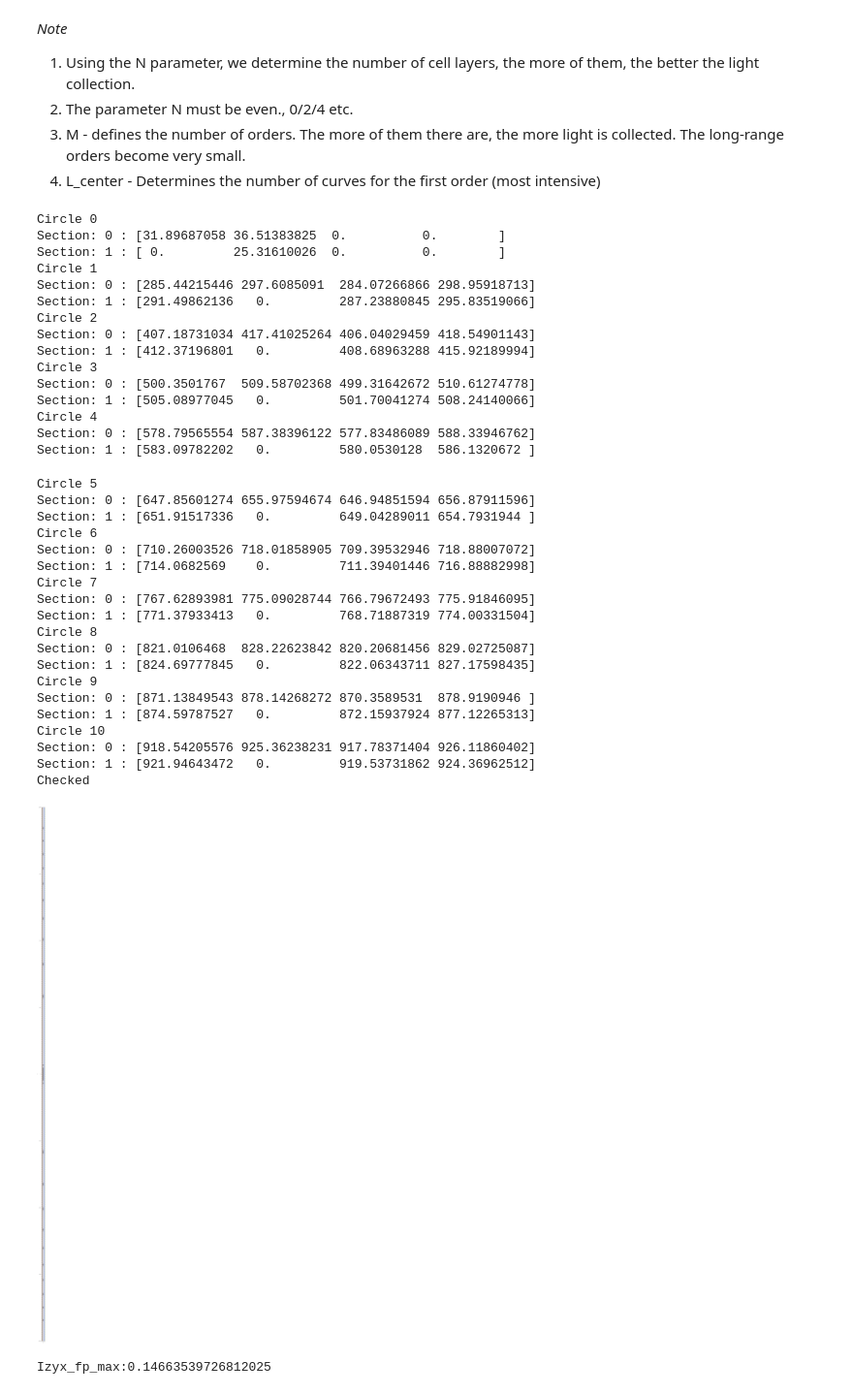
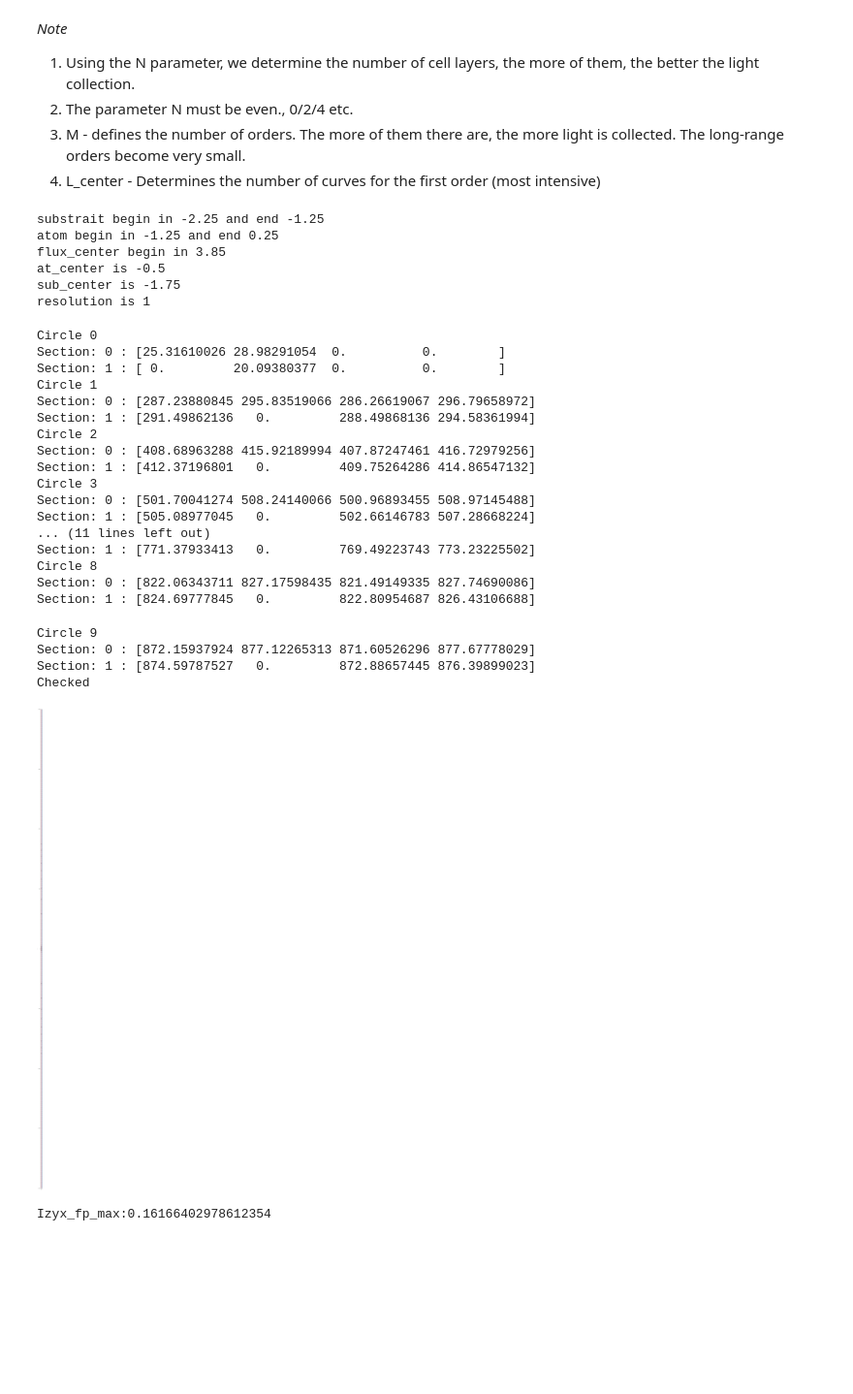
Before and after one commit to MasSciencer/meta-neural-sci, a Jupyter notebook: catenary curve/CC_from_geometry_to_psf.ipynb, the cells around one changed output. Shown at 97% size. Cells and saved outputs as stored; diff of their text form; code cells hidden in the pictures; blank space fills up the shorter version.

```diff
--- a/catenary curve/CC_from_geometry_to_psf.ipynb
+++ b/catenary curve/CC_from_geometry_to_psf.ipynb
@@ -27,7 +27,7 @@ progress_bar = tqdm(total=total)  # Инициализация прогресс-
 # Simulation parameters for MEEP
 increase_resolution = 3 # by default, that should be 1. This parameter multiply min_resolution
 X_cell_size = conf.cell_X # Width of simulation doesn't affect on lense.
-Y_cell_size = 2*1e3 # Aperture is 2 mm
+Y_cell_size = 4*1e3 # Aperture is 2 mm
 cell = mp.Vector3(X_cell_size, Y_cell_size, 0)  # размер области симуляции
 pml_layers = [mp.PML(thickness=conf.pml, direction=mp.X, side=mp.ALL)]
 angle = 0 # in degrees
@@ -40,15 +40,15 @@ sources = sources_obj.get_sources()
 
 # All parameters related to the definition of geometry
 D_spot = Y_cell_size # actual size in micrometers equal D of lens
-M = 11 # the number of radial layers.
-N_large_0order = 2
+M = 10 # the number of radial layers.
+N_large_0order = 4
 N = 2 # N must be even., 0 - 2 - 4 - 6 - 8 - 10
 LIMIT_PRODUCT = 0.1 # Limitation 200 nm. Geometry can't be larger this size.
 
 k = 2 * np.pi / conf.inc_wavelength # wave number
 f = 10*1e3 # focal length 50 mm
 Q = 300 # curve detailing. It has almost no effect on the result
-w = 0.2 # 100 nm. The width of the gap between the curves
+w = 0.1 # 100 nm. The width of the gap between the curves
 
 # Precompute radii
 rt = np.sqrt(4 * f * (-np.pi / 2 + np.arange(1, M+1) * np.pi) / k)
@@ -483,65 +483,58 @@ def calculate_Strehl (D_spot, I_simualed):
     k = 2 * np.pi / test_wavelength
     I_Airy = 4 * (j1(k * r) / (k * r)) ** 2
     I_Airy[np.isnan(I_Airy)] = 1  # Исправляем деление на 0
     I_Airy /= np.sum(I_Airy) # Нормируем
 
     # Интенсивность мета-линзы
     I_simualed /=np.sum(I_simualed)
 
     # Calculation
     I_max = np.max(I_Airy)
     I_0 = np.max(I_simualed)
     Strehl_ratio = I_0/I_max
 
     return Strehl_ratio
 
 result = 0
 
 for i in range (conf.inc_nfreq):
     print(f"Wavelength {frequents_array[i]} microns. Strehl_ratio for X_direction. I_0/I_max: {calculate_Strehl(D_spot, Izyx_fp[:,i]):.4f}")
     print(f"Wavelength {frequents_array[i]} microns. Strehl_ratio for Y_direction. I_0/I_max: {calculate_Strehl(D_spot, Izyx_oa[:,i]):.4f}")
     print(f"Multiplication of them is {calculate_Strehl(D_spot, Izyx_fp[:,i]) * calculate_Strehl(D_spot, Izyx_oa[:,i]):.4f}")
     result += calculate_Strehl(D_spot, Izyx_fp[:,i]) * calculate_Strehl(D_spot, Izyx_oa[:,i])
 print ("avarage of Strehl_ratio across all wavelength is ", result/conf.inc_nfreq)
 
 progress_bar.update(1)  # Обновление прогресса на 1 шаг
 progress_bar.close()  # Закрытие прогресс-бара
 ### End 9th PART
 #### End MEEP simulation
 # %% [output]
-Circle 0
-Section: 0 : [31.89687058 36.51383825  0.          0.        ]
-Section: 1 : [ 0.         25.31610026  0.          0.        ]
-Circle 1
-Section: 0 : [285.44215446 297.6085091  284.07266866 298.95918713]
-Section: 1 : [291.49862136   0.         287.23880845 295.83519066]
-Circle 2
-Section: 0 : [407.18731034 417.41025264 406.04029459 418.54901143]
-Section: 1 : [412.37196801   0.         408.68963288 415.92189994]
-Circle 3
-Section: 0 : [500.3501767  509.58702368 499.31642672 510.61274778]
-Section: 1 : [505.08977045   0.         501.70041274 508.24140066]
-Circle 4
-Section: 0 : [578.79565554 587.38396122 577.83486089 588.33946762]
-Section: 1 : [583.09782202   0.         580.0530128  586.1320672 ]
+substrait begin in -2.25 and end -1.25
+atom begin in -1.25 and end 0.25
+flux_center begin in 3.85
+at_center is -0.5
+sub_center is -1.75
+resolution is 1
-Circle 5
-Section: 0 : [647.85601274 655.97594674 646.94851594 656.87911596]
-Section: 1 : [651.91517336   0.         649.04289011 654.7931944 ]
-Circle 6
-Section: 0 : [710.26003526 718.01858905 709.39532946 718.88007072]
-Section: 1 : [714.0682569    0.         711.39401446 716.88882998]
-Circle 7
-Section: 0 : [767.62893981 775.09028744 766.79672493 775.91846095]
-Section: 1 : [771.37933413   0.         768.71887319 774.00331504]
+Circle 0
+Section: 0 : [25.31610026 28.98291054  0.          0.        ]
+Section: 1 : [ 0.         20.09380377  0.          0.        ]
+Circle 1
+Section: 0 : [287.23880845 295.83519066 286.26619067 296.79658972]
+Section: 1 : [291.49862136   0.         288.49868136 294.58361994]
+Circle 2
+Section: 0 : [408.68963288 415.92189994 407.87247461 416.72979256]
+Section: 1 : [412.37196801   0.         409.75264286 414.86547132]
+Circle 3
+Section: 0 : [501.70041274 508.24140066 500.96893455 508.97145488]
+Section: 1 : [505.08977045   0.         502.66146783 507.28668224]
+... (11 lines left out)
+Section: 1 : [771.37933413   0.         769.49223743 773.23225502]
 Circle 8
-Section: 0 : [821.0106468  828.22623842 820.20681456 829.02725087]
-Section: 1 : [824.69777845   0.         822.06343711 827.17598435]
-Circle 9
-Section: 0 : [871.13849543 878.14268272 870.3589531  878.9190946 ]
-Section: 1 : [874.59787527   0.         872.15937924 877.12265313]
-Circle 10
-Section: 0 : [918.54205576 925.36238231 917.78371404 926.11860402]
-Section: 1 : [921.94643472   0.         919.53731862 924.36962512]
-Checked
+Section: 0 : [822.06343711 827.17598435 821.49149335 827.74690086]
+Section: 1 : [824.69777845   0.         822.80954687 826.43106688]
+Circle 9
+Section: 0 : [872.15937924 877.12265313 871.60526296 877.67778029]
+Section: 1 : [874.59787527   0.         872.88657445 876.39899023]
+Checked
-[figure, old version]
+[figure, new version]
-Izyx_fp_max:0.14663539726812025
+Izyx_fp_max:0.16166402978612354
```
Also changed, not shown: parts of 4 cells of this notebook, 7 other files.
